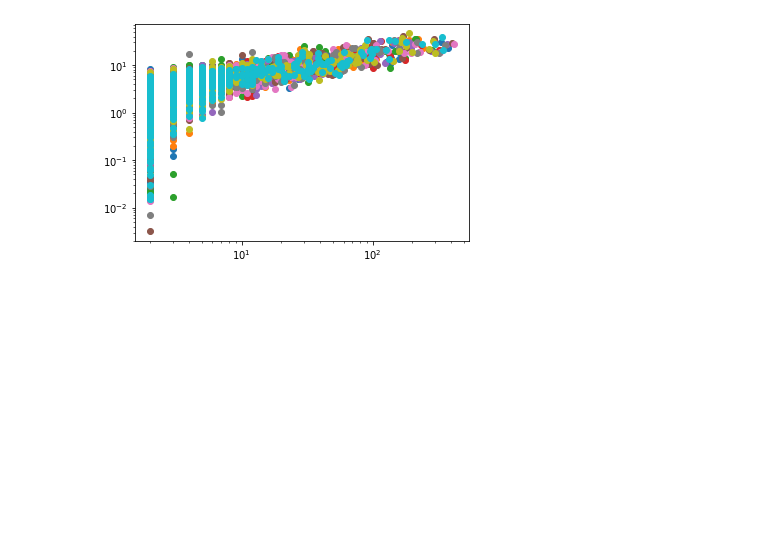
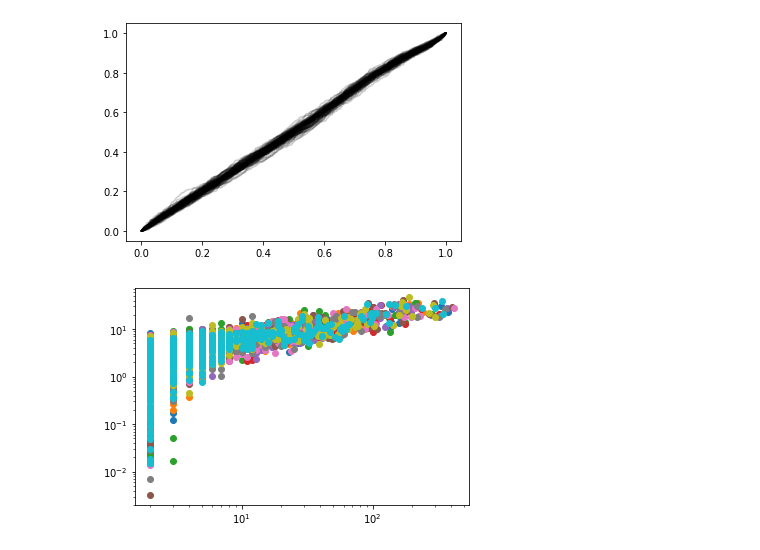
Before and after one commit to forero/DelaunayASTRA, a Jupyter notebook: nb/explore_web.ipynb, the cells around one changed output. Saved outputs shown, nothing was run; the diff lists cells and outputs as text; code cells hidden in the pictures; blank space fills up the shorter version.

```diff
--- a/nb/explore_web.ipynb
+++ b/nb/explore_web.ipynb
@@ -5,3 +29,23 @@ import pandas as pd
+# %%
+eigen_values = {}
+
+for v in range(100):
+    n_points = len(voids_TCW[v]['N'])
+    eigen_1 = np.ones((n_points,3))
+    for i in range(n_points):
+        eigen_1[i] = np.fromstring(voids_TCW[v]['EIGEN_1'][i][1:-1], sep=' ')
+
+    eigen_values[v] = eigen_1
+# %%
+for v in range(100):
+    ii = voids_TCW[v]['N']>3
+    component = eigen_values[v][ii,0]
+    n = len(component)
+    int_distro = np.linspace(0,1,n)
+    x = np.sort(np.abs(component))
+    plt.plot(x, int_distro, color='black', alpha=0.2)
+# %% [output]
+[figure, added]
 # %%
 voids_SDSS = {}
 for i in range(100):
```
Also changed, not shown: parts of 5 cells of this notebook.
